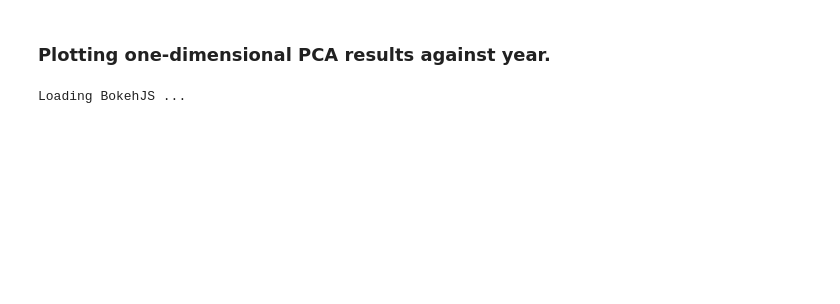
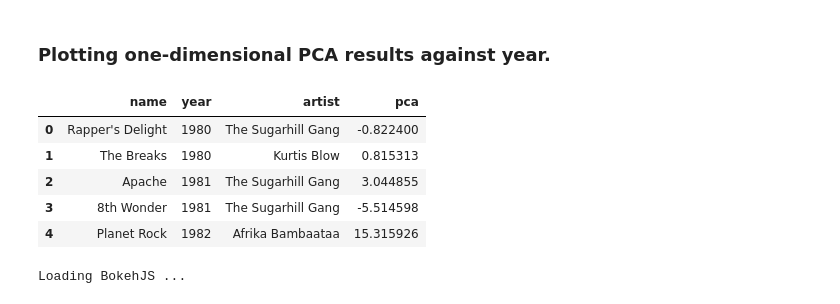
Before and after one commit to ucsd-dsc-arts/dsc160-midterm-group-8, a Jupyter notebook: code/music_PCA.ipynb, the cells around one changed output. Saved outputs shown, nothing was run; the diff lists cells and outputs as text; code cells hidden in the pictures; blank space fills up the shorter version.

Commit message:
Changes to music_PCA.ipynb, new plots

```diff
--- a/code/music_PCA.ipynb
+++ b/code/music_PCA.ipynb
@@ -36,9 +36,10 @@ music_features.head()
 from sklearn.decomposition import PCA
 # %%
 pca = PCA(n_components=2)
+pca_one_dim = PCA(n_components = 1)
 # %%
 reduced_dim = pca.fit_transform(music_features)
-reduced_one = reduced_dim[:,0]
+reduced_one = pca_one_dim.fit_transform(music_features)
 # %%
 music_reduced = pd.DataFrame(reduced_dim)
 music_reduced.columns = [f'pca_feature{i + 1}' for i in range(2)]
@@ -127,4 +126,14 @@ Loading BokehJS ...
 [interactive output not drawn]
 # %% [markdown]
 ### Plotting one-dimensional PCA results against year.
+# %%
+music_pca_one = music_reduced[['name', 'year', 'artist']].assign(pca = reduced_one)
+music_pca_one.head()
+# %% [output]
+|  | name | year | artist | pca |
+| 0 | Rapper's Delight | 1980 | The Sugarhill Gang | -0.822400 |
+| 1 | The Breaks | 1980 | Kurtis Blow | 0.815313 |
+| 2 | Apache | 1981 | The Sugarhill Gang | 3.044855 |
+| 3 | 8th Wonder | 1981 | The Sugarhill Gang | -5.514598 |
+| 4 | Planet Rock | 1982 | Afrika Bambaataa | 15.315926 |
 # %%
```
Also changed, not shown: parts of 10 cells of this notebook, 4 other files.
